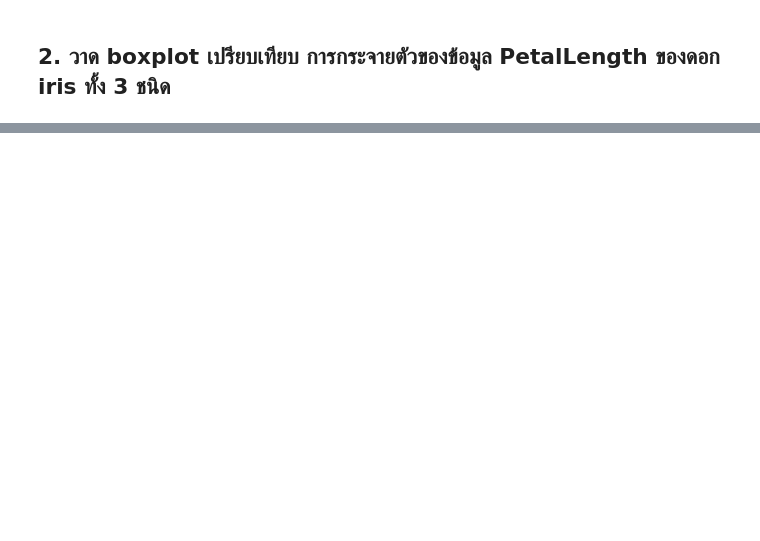
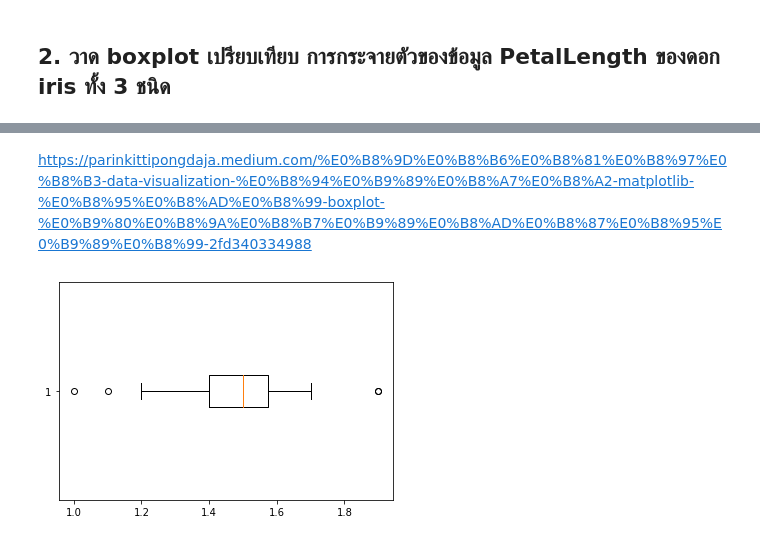
Before and after one commit to siriwat-heart/data_viz_2022, a Jupyter notebook: DataViz02_Data_Distribution.ipynb, the cells around one changed output, grey strips where cells are left out. Saved outputs shown, nothing was run; the diff lists cells and outputs as text; code cells hidden in the pictures; blank space fills up the shorter version.

```diff
--- a/DataViz02_Data_Distribution.ipynb
+++ b/DataViz02_Data_Distribution.ipynb
@@ -327,0 +313,7 @@ plt.boxplot(df['PetalLength'],vert=False,showmeans=True,meanprops={'marker':'o'}
+# %% [markdown]
+https://parinkittipongdaja.medium.com/%E0%B8%9D%E0%B8%B6%E0%B8%81%E0%B8%97%E0%B8%B3-data-visualization-%E0%B8%94%E0%B9%89%E0%B8%A7%E0%B8%A2-matplotlib-%E0%B8%95%E0%B8%AD%E0%B8%99-boxplot-%E0%B9%80%E0%B8%9A%E0%B8%B7%E0%B9%89%E0%B8%AD%E0%B8%87%E0%B8%95%E0%B9%89%E0%B8%99-2fd340334988
+# %%
+# กราฟ boxplot ของ Iris-setosa
+setosa_bp = plt.boxplot(df['PetalLength'][:50],vert=False)
+# %% [output]
+[figure, added]
```
Also changed, not shown: parts of 10 cells of this notebook.
